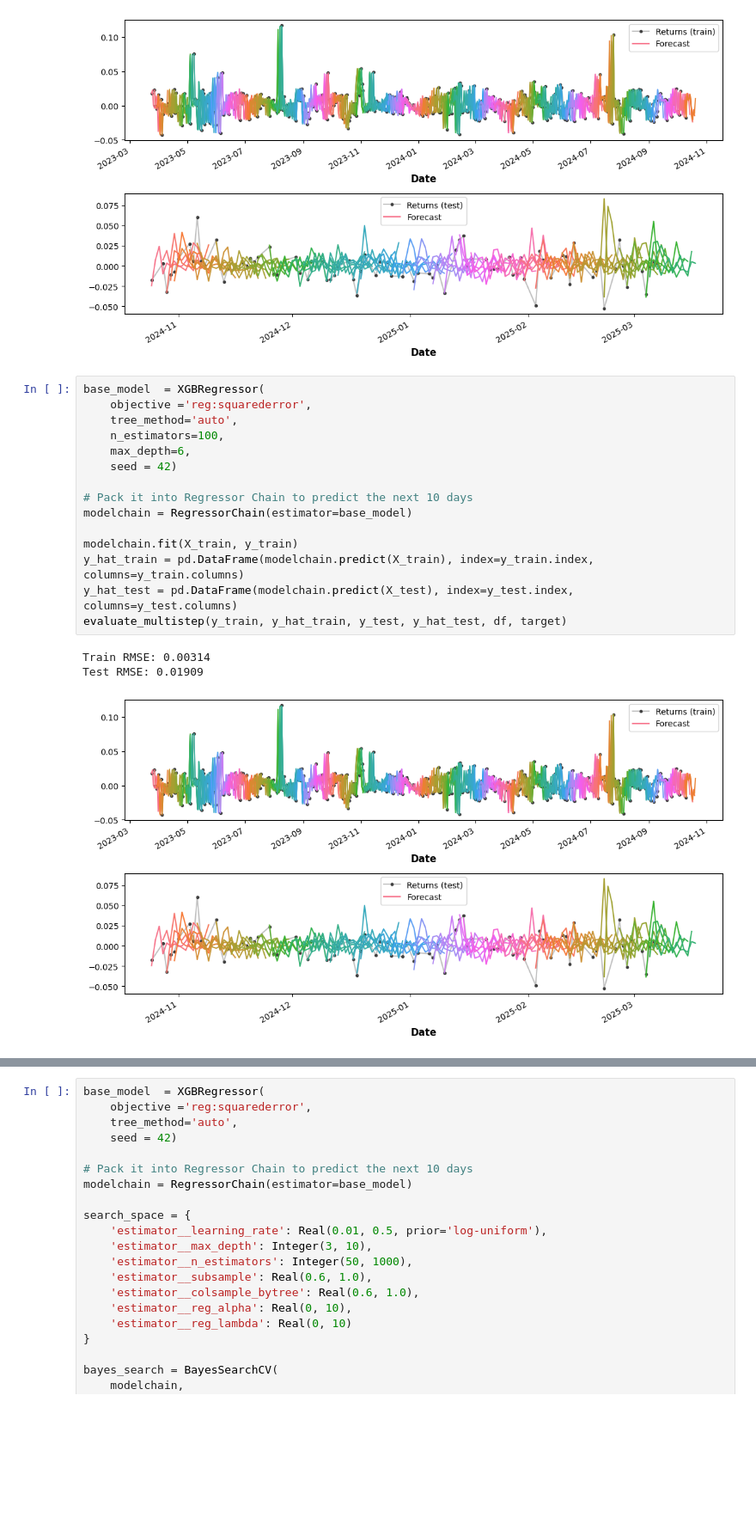
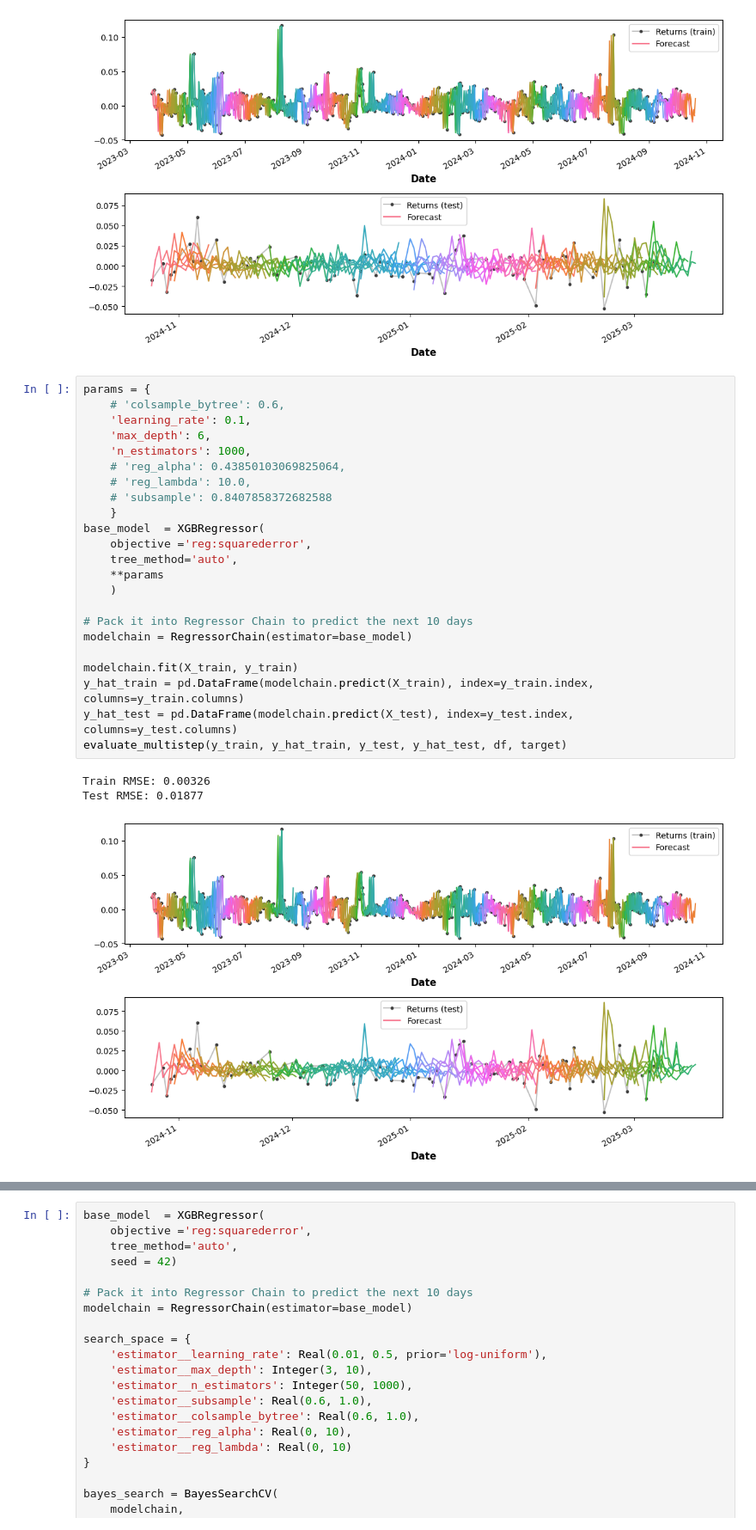
Before and after one commit to OnurKerimoglu/stocks_forecasting, a Jupyter notebook: nb/stock-price-prediction-challenge/XGBoost.ipynb, the cells around one changed output, grey strips where cells are left out. Shown at 86% size. Drawn from its saved outputs; the diff is of its cells as text; blank space fills up the shorter version.

```diff
--- a/nb/stock-price-prediction-challenge/XGBoost.ipynb
+++ b/nb/stock-price-prediction-challenge/XGBoost.ipynb
@@ -228,22 +302,30 @@ evaluate_multistep(y_train, y_hat_train, y_test, y_hat_test, df, target)
 Train RMSE: 0.00314
 Test RMSE: 0.01909
 [figure]
-# %%
-base_model  = XGBRegressor(
-    objective ='reg:squarederror',
-    tree_method='auto',
-    n_estimators=100,
-    max_depth=6,
-    seed = 42)
-
-# Pack it into Regressor Chain to predict the next 10 days
-modelchain = RegressorChain(estimator=base_model)
-
-modelchain.fit(X_train, y_train)
-y_hat_train = pd.DataFrame(modelchain.predict(X_train), index=y_train.index, columns=y_train.columns)
-y_hat_test = pd.DataFrame(modelchain.predict(X_test), index=y_test.index, columns=y_test.columns)
-evaluate_multistep(y_train, y_hat_train, y_test, y_hat_test, df, target)
-# %% [output]
-Train RMSE: 0.00314
-Test RMSE: 0.01909
-[figure, removed]
+# %%
+params = {
+    # 'colsample_bytree': 0.6,
+    'learning_rate': 0.1,
+    'max_depth': 6,
+    'n_estimators': 1000,
+    # 'reg_alpha': 0.43850103069825064,
+    # 'reg_lambda': 10.0,
+    # 'subsample': 0.8407858372682588
+    }
+base_model  = XGBRegressor(
+    objective ='reg:squarederror',
+    tree_method='auto',
+    **params
+    )
+
+# Pack it into Regressor Chain to predict the next 10 days
+modelchain = RegressorChain(estimator=base_model)
+
+modelchain.fit(X_train, y_train)
+y_hat_train = pd.DataFrame(modelchain.predict(X_train), index=y_train.index, columns=y_train.columns)
+y_hat_test = pd.DataFrame(modelchain.predict(X_test), index=y_test.index, columns=y_test.columns)
+evaluate_multistep(y_train, y_hat_train, y_test, y_hat_test, df, target)
+# %% [output]
+Train RMSE: 0.00326
+Test RMSE: 0.01877
+[figure, added]
```
Also changed, not shown: parts of 10 cells of this notebook.
